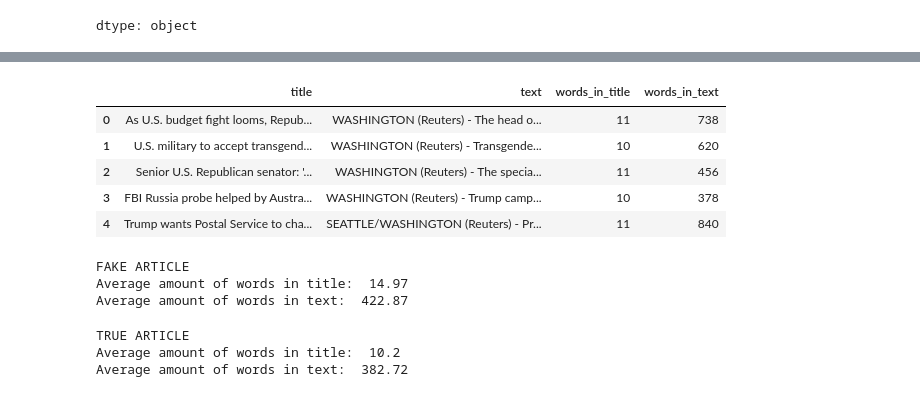
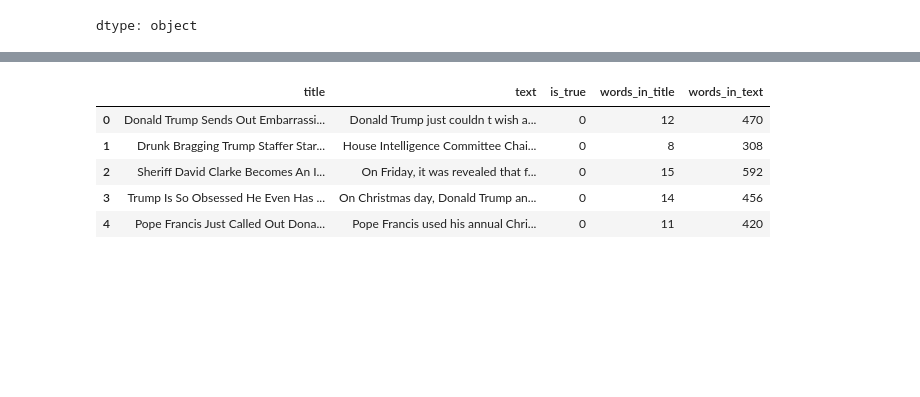
Before and after one commit to NoxFort1/fake-news-detector, a Jupyter notebook: notebooks/01_data_exploration.ipynb, the cells around one changed output, grey strips where cells are left out. Saved outputs shown, nothing was run; the diff lists cells and outputs as text; code cells hidden in the pictures; blank space fills up the shorter version.

```diff
--- a/notebooks/01_data_exploration.ipynb
+++ b/notebooks/01_data_exploration.ipynb
@@ -66,0 +55,3 @@ true_df = true_df.drop(['subject', 'date'], axis = 1)
+# %%
+df = df.drop(['subject', 'date'], axis=1)
+df.head()
@@ -79,6 +77,5 @@ def count_words(text):
 
   return len(WORD_RE.findall(text))
 # %%
-fake_df['words_in_title'] = fake_df['title'].apply(count_words)
-fake_df['words_in_text'] = fake_df['text'].apply(count_words)
-fake_df.head()
+df['words_in_title'] = df['title'].apply(count_words)
+df['words_in_text'] = df['text'].apply(count_words)
@@ -92,27 +82,9 @@ fake_df.head()
-# %%
-true_df['words_in_title'] = true_df['title'].apply(count_words)
-true_df['words_in_text'] = true_df['text'].apply(count_words)
-true_df.head()
-# %% [output]
-|  | title | text | words_in_title | words_in_text |
-| 0 | As U.S. budget fight looms, Repub... | WASHINGTON (Reuters) - The head o... | 11 | 738 |
-| 1 | U.S. military to accept transgend... | WASHINGTON (Reuters) - Transgende... | 10 | 620 |
-| 2 | Senior U.S. Republican senator: '... | WASHINGTON (Reuters) - The specia... | 11 | 456 |
-| 3 | FBI Russia probe helped by Austra... | WASHINGTON (Reuters) - Trump camp... | 10 | 378 |
-| 4 | Trump wants Postal Service to cha... | SEATTLE/WASHINGTON (Reuters) - Pr... | 11 | 840 |
-# %%
-print('FAKE ARTICLE')
-print('Average amount of words in title: ', round(fake_df['words_in_title'].mean(), 2))
-print('Average amount of words in text: ', round(fake_df['words_in_text'].mean(), 2))
-# %% [output]
-FAKE ARTICLE
-Average amount of words in title:  14.97
-Average amount of words in text:  422.87
-# %%
-print('TRUE ARTICLE')
-print('Average amount of words in title: ', round(true_df['words_in_title'].mean(), 2))
-print('Average amount of words in text: ', round(true_df['words_in_text'].mean(), 2))
-# %% [output]
-TRUE ARTICLE
-Average amount of words in title:  10.2
-Average amount of words in text:  382.72
+# %%
+df.head()
+# %% [output]
+|  | title | text | is_true | words_in_title | words_in_text |
+| 0 | Donald Trump Sends Out Embarrassi... | Donald Trump just couldn t wish a... | 0 | 12 | 470 |
+| 1 | Drunk Bragging Trump Staffer Star... | House Intelligence Committee Chai... | 0 | 8 | 308 |
+| 2 | Sheriff David Clarke Becomes An I... | On Friday, it was revealed that f... | 0 | 15 | 592 |
+| 3 | Trump Is So Obsessed He Even Has ... | On Christmas day, Donald Trump an... | 0 | 14 | 456 |
+| 4 | Pope Francis Just Called Out Dona... | Pope Francis used his annual Chri... | 0 | 11 | 420 |
```
Also changed, not shown: parts of 8 cells of this notebook.
